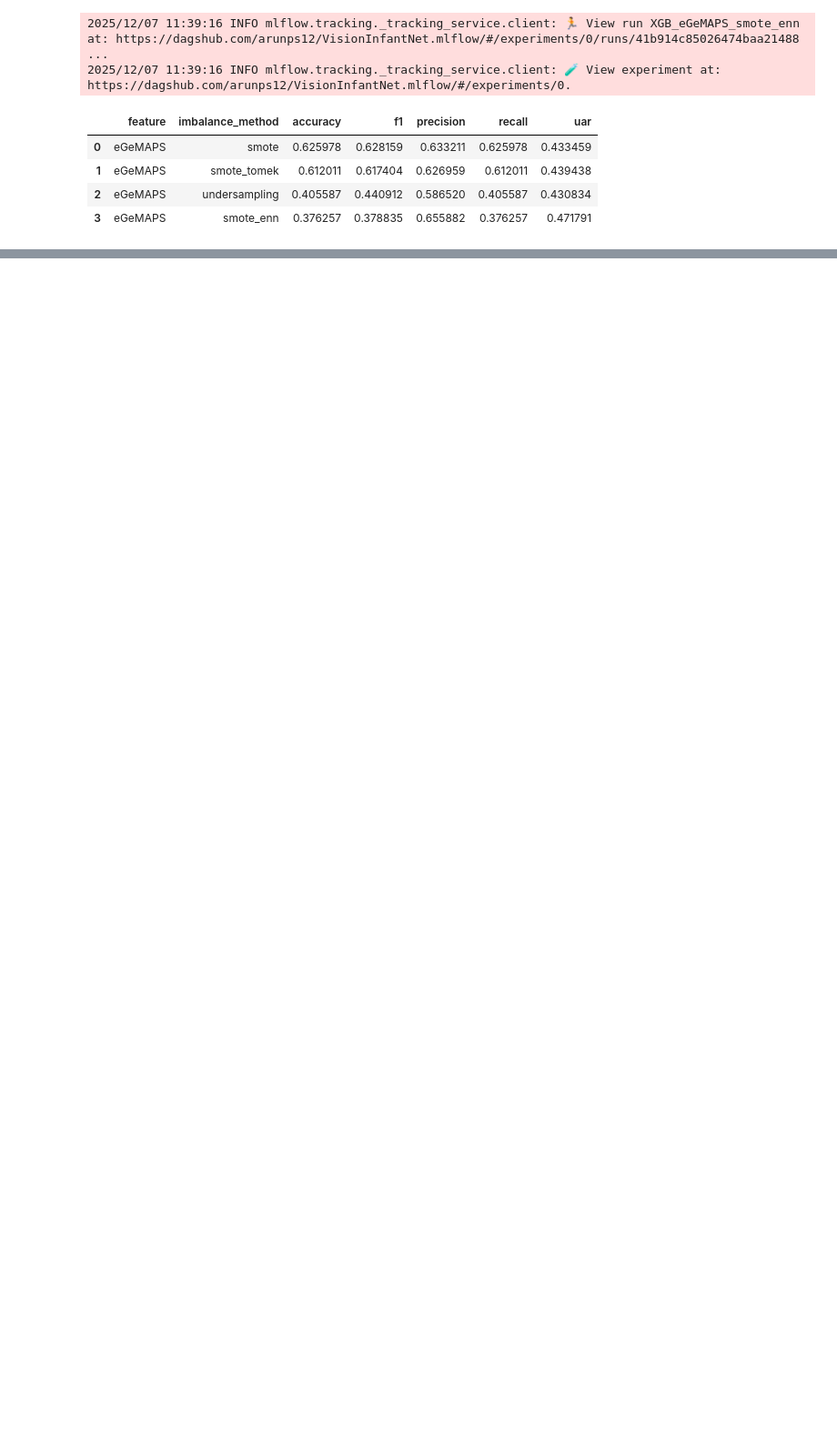
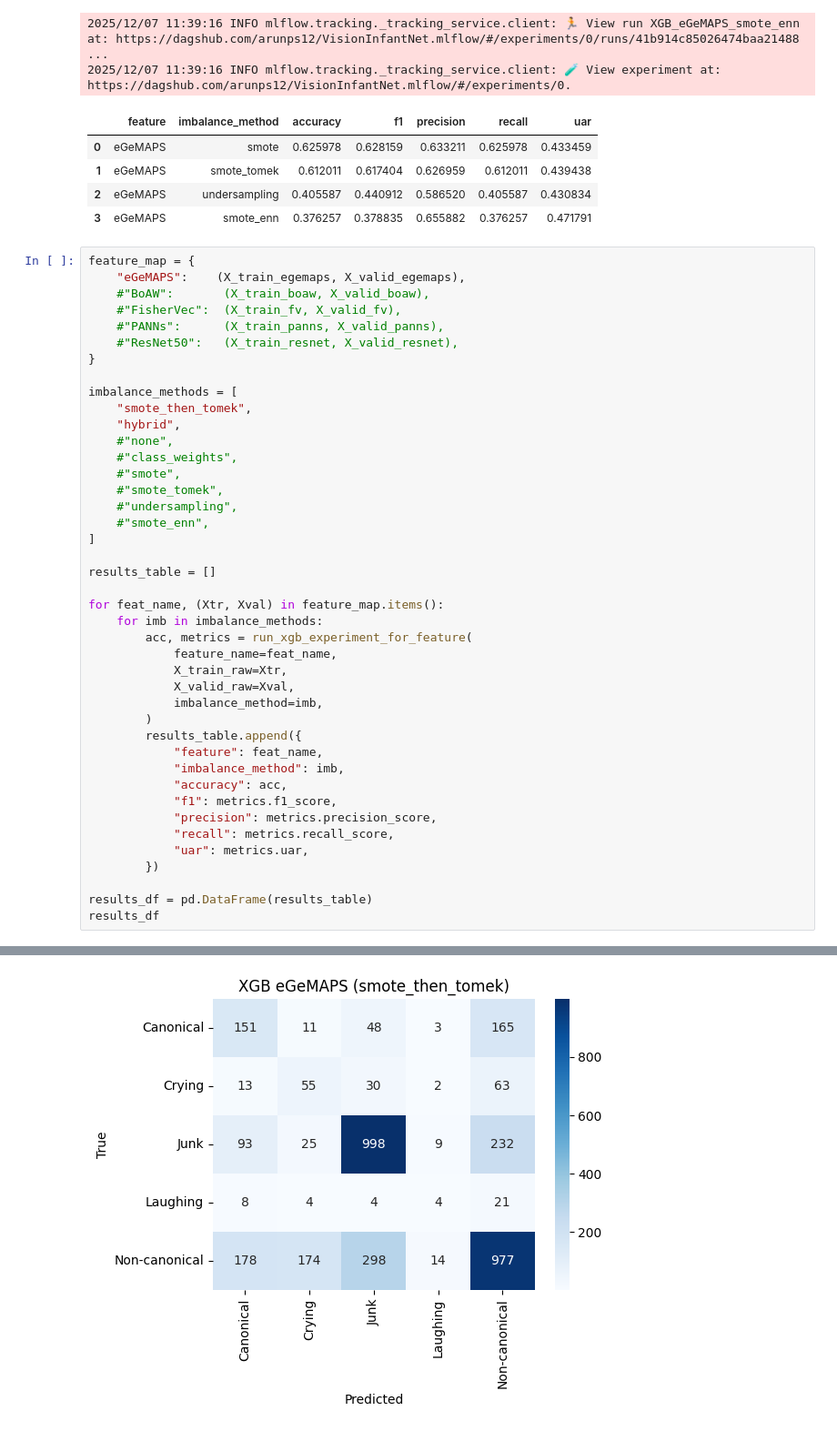
Before and after one commit to arunps12/VocalBaby, a Jupyter notebook: notebook/03_xgboost_imbalance_experiments.ipynb, the cells around one changed output, grey strips where cells are left out. Shown at 91% size. Drawn from its saved outputs; the diff is of its cells as text; blank space fills up the shorter version.

```diff
--- a/notebook/03_xgboost_imbalance_experiments.ipynb
+++ b/notebook/03_xgboost_imbalance_experiments.ipynb
@@ -576,3 +655,46 @@ UAR: 0.47179093139681594
 | 1 | eGeMAPS | smote_tomek | 0.612011 | 0.617404 | 0.626959 | 0.612011 | 0.439438 |
 | 2 | eGeMAPS | undersampling | 0.405587 | 0.440912 | 0.586520 | 0.405587 | 0.430834 |
 | 3 | eGeMAPS | smote_enn | 0.376257 | 0.378835 | 0.655882 | 0.376257 | 0.471791 |
+# %%
+feature_map = {
+    "eGeMAPS":    (X_train_egemaps, X_valid_egemaps),
+    #"BoAW":       (X_train_boaw, X_valid_boaw),
+    #"FisherVec":  (X_train_fv, X_valid_fv),
+    #"PANNs":      (X_train_panns, X_valid_panns),
+    #"ResNet50":   (X_train_resnet, X_valid_resnet),
+}
+
+imbalance_methods = [
+    "smote_then_tomek",
+    "hybrid",
+    #"none",
+    #"class_weights",
+    #"smote",
+    #"smote_tomek",
+    #"undersampling",
+    #"smote_enn",
+]
+
+results_table = []
+
+for feat_name, (Xtr, Xval) in feature_map.items():
+    for imb in imbalance_methods:
+        acc, metrics = run_xgb_experiment_for_feature(
+            feature_name=feat_name,
+            X_train_raw=Xtr,
+            X_valid_raw=Xval,
+            imbalance_method=imb,
+        )
+        results_table.append({
+            "feature": feat_name,
+            "imbalance_method": imb,
+            "accuracy": acc,
+            "f1": metrics.f1_score,
+            "precision": metrics.precision_score,
+            "recall": metrics.recall_score,
+            "uar": metrics.uar,
+        })
+
+results_df = pd.DataFrame(results_table)
+results_df
+# %% [output]
@@ -578,0 +712 @@ UAR: 0.47179093139681594
+[figure, added]
```
Also changed, not shown: parts of 4 cells of this notebook, 3 other files.
